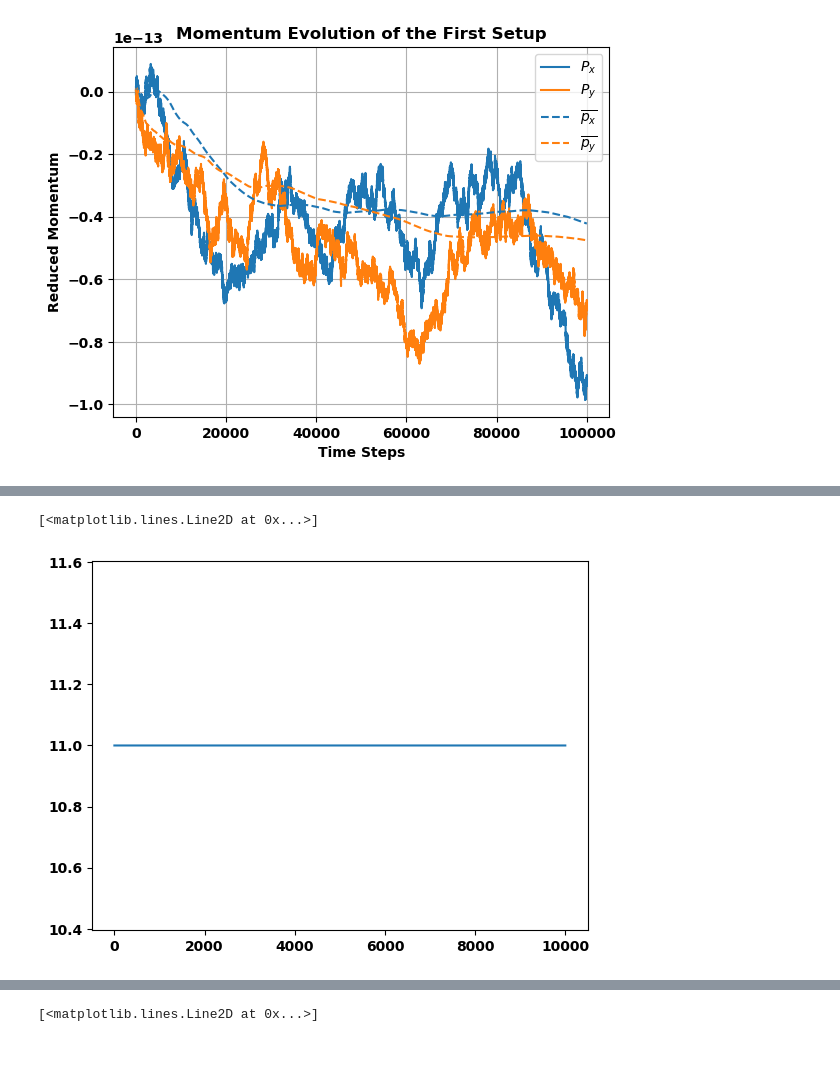
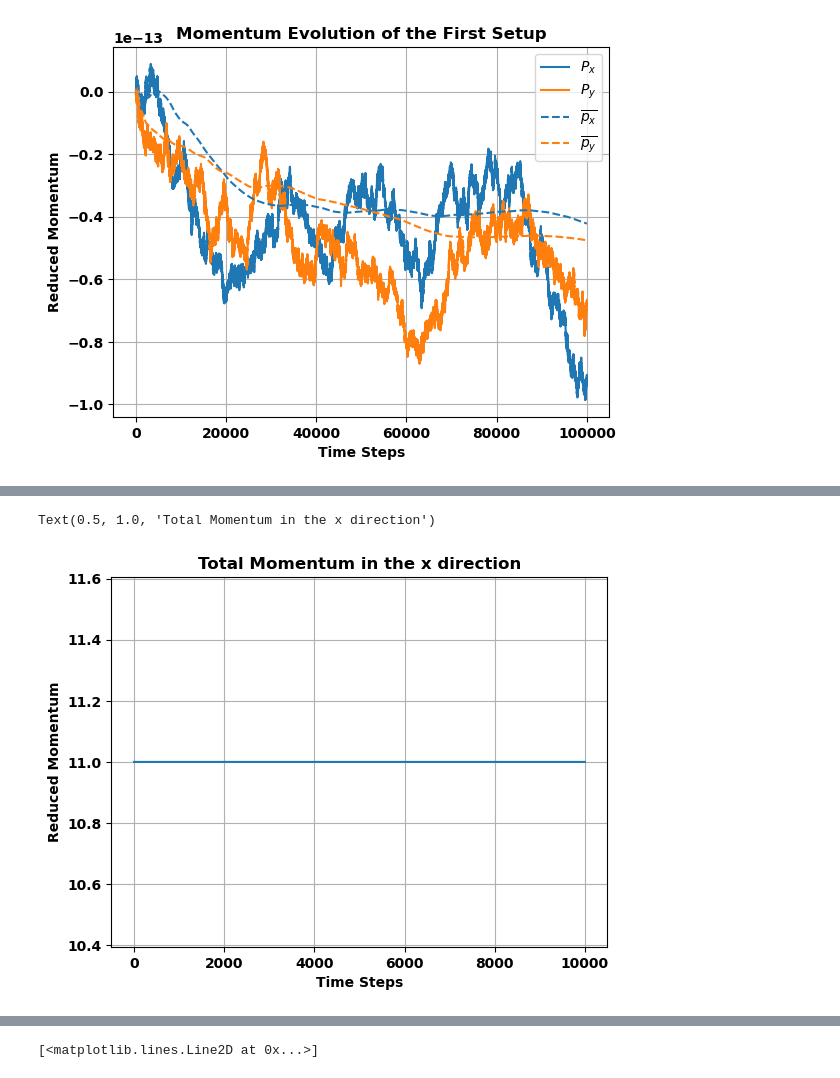
Before and after one commit to gregorycorcoran/Computational-Lab, a Jupyter notebook: Analysis.ipynb, the cells around one changed output, grey strips where cells are left out. Drawn from its saved outputs; the diff is of its cells as text; code cells hidden in the pictures.

```diff
--- a/Analysis.ipynb
+++ b/Analysis.ipynb
@@ -149,5 +157,9 @@ plt.plot(k_D)
 # %%
 plt.plot([np.sum(el) for el in vx_D])
+plt.grid(True)
+plt.xlabel("Time Steps")
+plt.ylabel("Reduced Momentum")
+plt.title("Total Momentum in the x direction")
 # %% [output]
-[<matplotlib.lines.Line2D at 0x...>]
+Text(0.5, 1.0, 'Total Momentum in the x direction')
-[figure, old version]
+[figure, new version]
```
Also changed, not shown: parts of 11 cells of this notebook, 1 other file.
